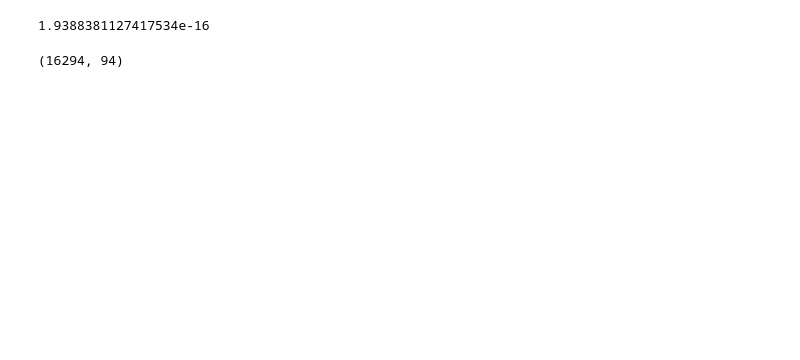
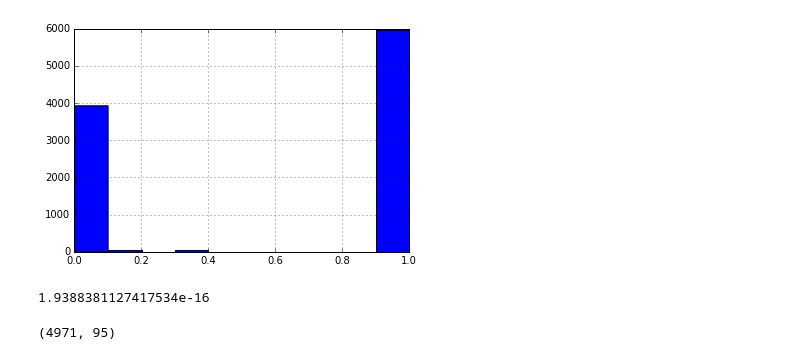
Before and after one commit to daleman/tesis, a Jupyter notebook: bootstrap.ipynb, the cells around one changed output. Saved outputs shown, nothing was run; the diff lists cells and outputs as text; code cells hidden in the pictures; blank space fills up the shorter version.

```diff
--- a/bootstrap.ipynb
+++ b/bootstrap.ipynb
@@ -119,3 +222,8 @@ dtype: float64
+# %%
+df6.pvalor.hist()
+plt.show()
+# %% [output]
+[figure, added]
 # %%
 def welch(palabra):
     a = frecuenciaRegional(palabra,region(palabra))
@@ -153,7 +261,7 @@ welch('culia')
 1.9388381127417534e-16
 # %%
 df = df2.apply(lambda x: welch(x.name),axis=1)
-# %%
-df2[df['pvalor']<0.001].shape
-# %% [output]
-(16294, 94)
+# %%
+df4.iloc[1:10000][df4.iloc[1:10000]['pvalor']<0.01].shape
+# %% [output]
+(4971, 95)
```
Also changed, not shown: parts of 38 cells of this notebook, 1 other file.
